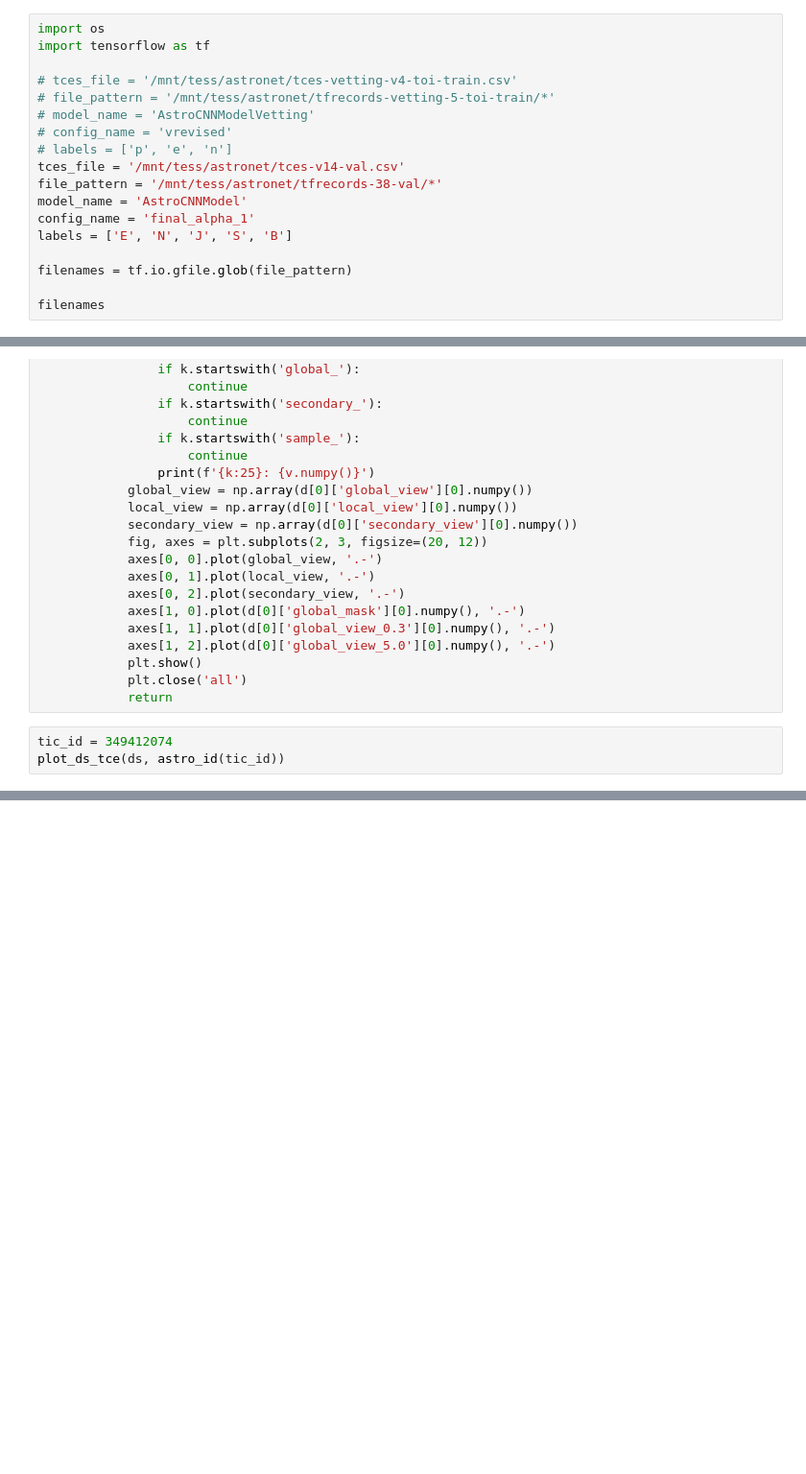
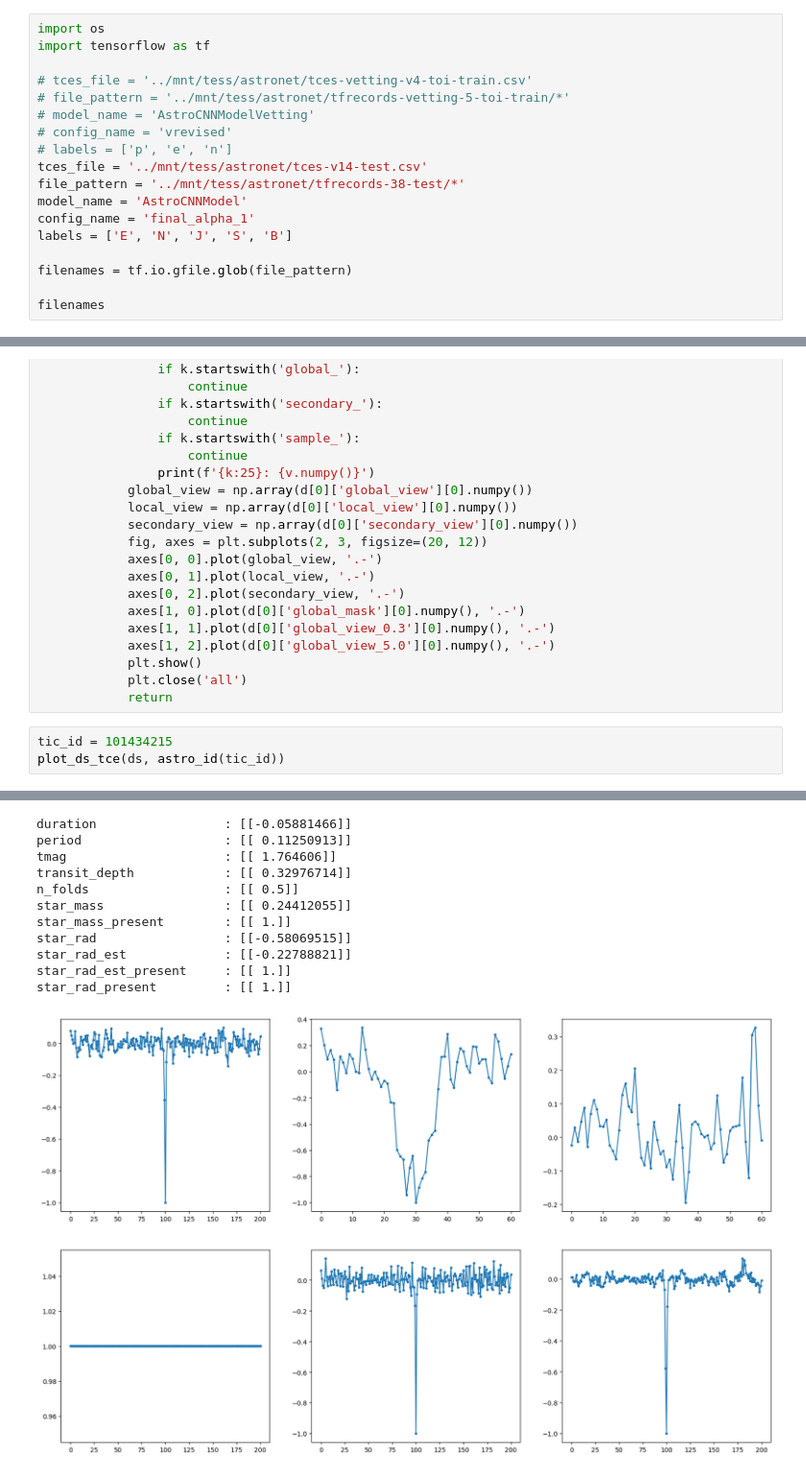
Before and after one commit to mit-kavli-institute/astronet-triage, a Jupyter notebook: Data.ipynb, the cells around one changed output, grey strips where cells are left out. Shown at 96% size. Drawn from its saved outputs; the diff is of its cells as text; blank space fills up the shorter version.

```diff
--- a/Data.ipynb
+++ b/Data.ipynb
@@ -2,13 +2,13 @@
 import os
 import tensorflow as tf
 
-# tces_file = '/mnt/tess/astronet/tces-vetting-v4-toi-train.csv'
-# file_pattern = '/mnt/tess/astronet/tfrecords-vetting-5-toi-train/*'
+# tces_file = '../mnt/tess/astronet/tces-vetting-v4-toi-train.csv'
+# file_pattern = '../mnt/tess/astronet/tfrecords-vetting-5-toi-train/*'
 # model_name = 'AstroCNNModelVetting'
 # config_name = 'vrevised'
 # labels = ['p', 'e', 'n']
-tces_file = '/mnt/tess/astronet/tces-v14-val.csv'
-file_pattern = '/mnt/tess/astronet/tfrecords-38-val/*'
+tces_file = '../mnt/tess/astronet/tces-v14-test.csv'
+file_pattern = '../mnt/tess/astronet/tfrecords-38-test/*'
 model_name = 'AstroCNNModel'
 config_name = 'final_alpha_1'
 labels = ['E', 'N', 'J', 'S', 'B']
@@ -203,5 +260,6 @@ def plot_ds_tce(ds, astro_id):
             plt.close('all')
             return
 # %%
-tic_id = 349412074
+tic_id = 101434215
 plot_ds_tce(ds, astro_id(tic_id))
+# %% [output]
@@ -207,0 +270,12 @@ plot_ds_tce(ds, astro_id(tic_id))
+duration                 : [[-0.05881466]]
+period                   : [[ 0.11250913]]
+tmag                     : [[ 1.764606]]
+transit_depth            : [[ 0.32976714]]
+n_folds                  : [[ 0.5]]
+star_mass                : [[ 0.24412055]]
+star_mass_present        : [[ 1.]]
+star_rad                 : [[-0.58069515]]
+star_rad_est             : [[-0.22788821]]
+star_rad_est_present     : [[ 1.]]
+star_rad_present         : [[ 1.]]
+[figure, added]
```
Also changed, not shown: parts of 16 cells of this notebook, 12 other files.
